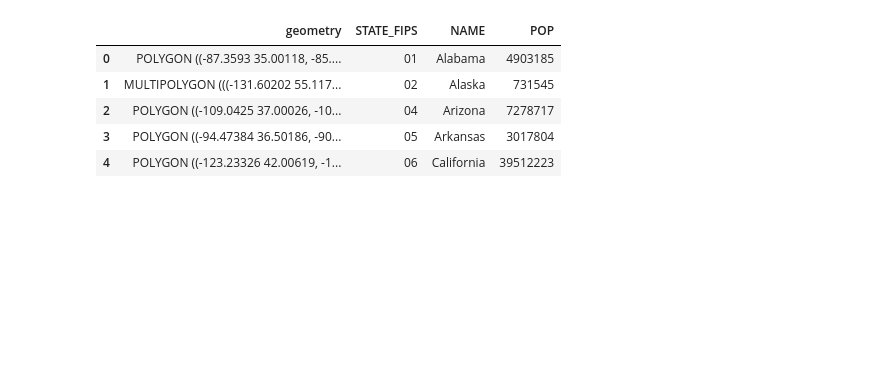
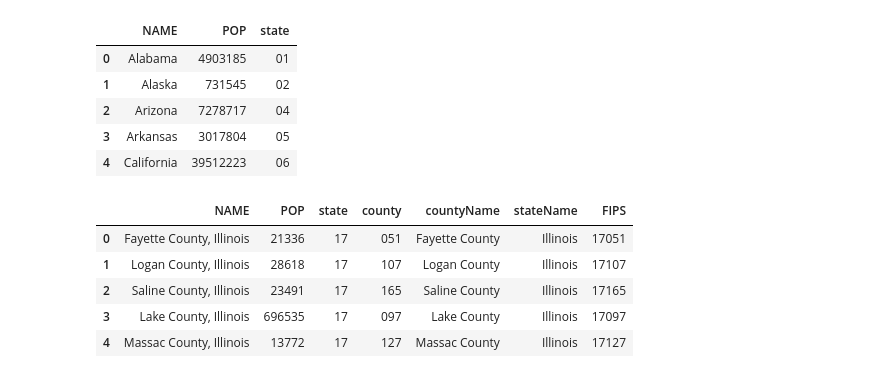
Before and after one commit to vanderbilt-data-science/climate-policy, a Jupyter notebook: maps_testing.ipynb, the cells around one changed output. Saved outputs shown, nothing was run; the diff lists cells and outputs as text; code cells hidden in the pictures; blank space fills up the shorter version.

```diff
--- a/maps_testing.ipynb
+++ b/maps_testing.ipynb
@@ -104,9 +176,9 @@ state_gdf = build_states_gdf(state_data, state_abbrev_to_fips)
 # %%
-state_gdf.head()
+state_df.head()
 # %% [output]
-|  | geometry | STATE_FIPS | NAME | POP |
-| 0 | POLYGON ((-87.3593 35.00118, -85.... | 01 | Alabama | 4903185 |
-| 1 | MULTIPOLYGON (((-131.60202 55.117... | 02 | Alaska | 731545 |
-| 2 | POLYGON ((-109.0425 37.00026, -10... | 04 | Arizona | 7278717 |
-| 3 | POLYGON ((-94.47384 36.50186, -90... | 05 | Arkansas | 3017804 |
-| 4 | POLYGON ((-123.23326 42.00619, -1... | 06 | California | 39512223 |
+|  | NAME | POP | state |
+| 0 | Alabama | 4903185 | 01 |
+| 1 | Alaska | 731545 | 02 |
+| 2 | Arizona | 7278717 | 04 |
+| 3 | Arkansas | 3017804 | 05 |
+| 4 | California | 39512223 | 06 |
@@ -140,0 +185,9 @@ def build_counties_gdf(county_df):
+# %%
+county_df.head()
+# %% [output]
+|  | NAME | POP | state | county | countyName | stateName | FIPS |
+| 0 | Fayette County, Illinois | 21336 | 17 | 051 | Fayette County | Illinois | 17051 |
+| 1 | Logan County, Illinois | 28618 | 17 | 107 | Logan County | Illinois | 17107 |
+| 2 | Saline County, Illinois | 23491 | 17 | 165 | Saline County | Illinois | 17165 |
+| 3 | Lake County, Illinois | 696535 | 17 | 097 | Lake County | Illinois | 17097 |
+| 4 | Massac County, Illinois | 13772 | 17 | 127 | Massac County | Illinois | 17127 |
```
Also changed, not shown: parts of 23 cells of this notebook, 8 other files.
